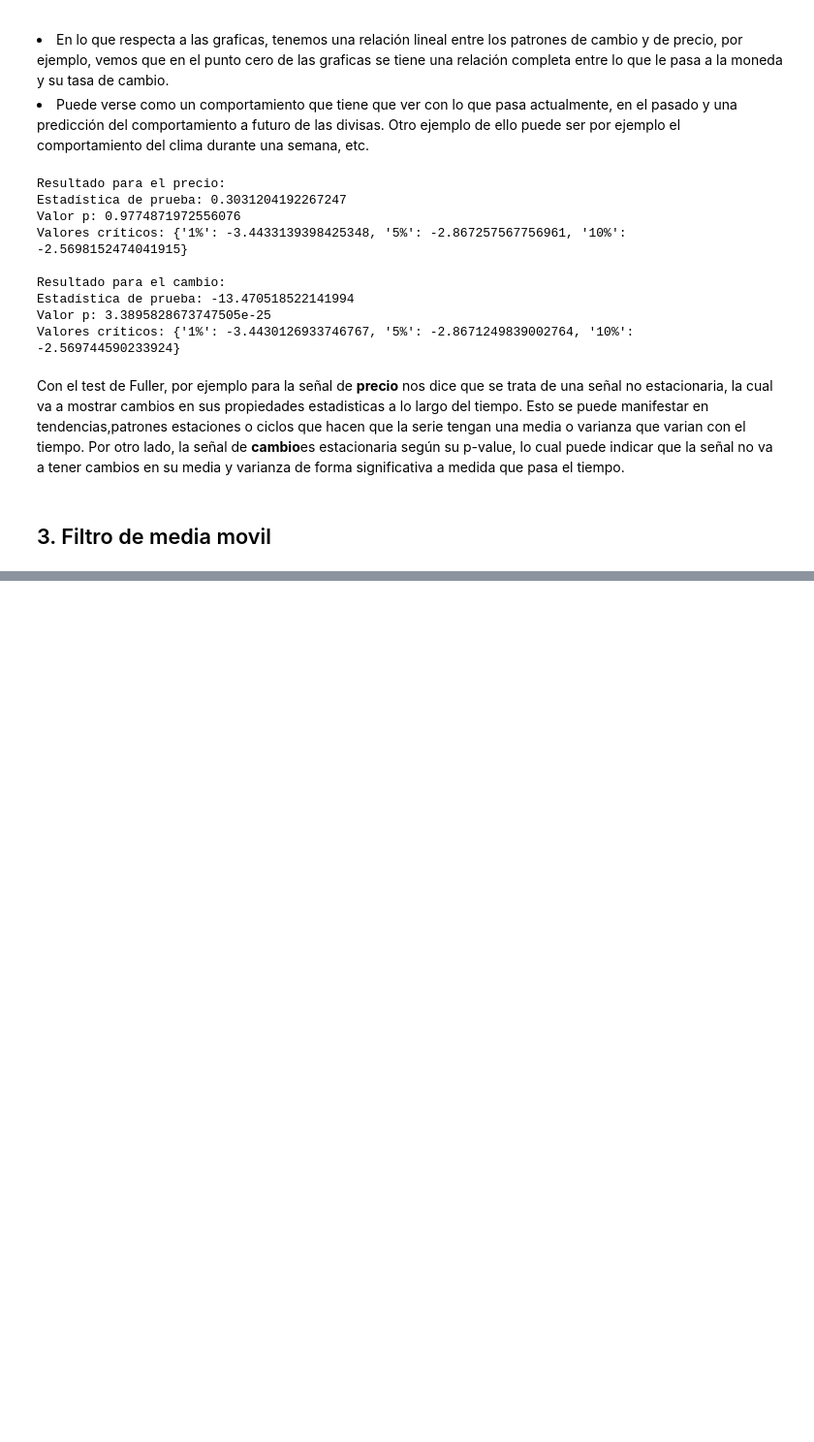
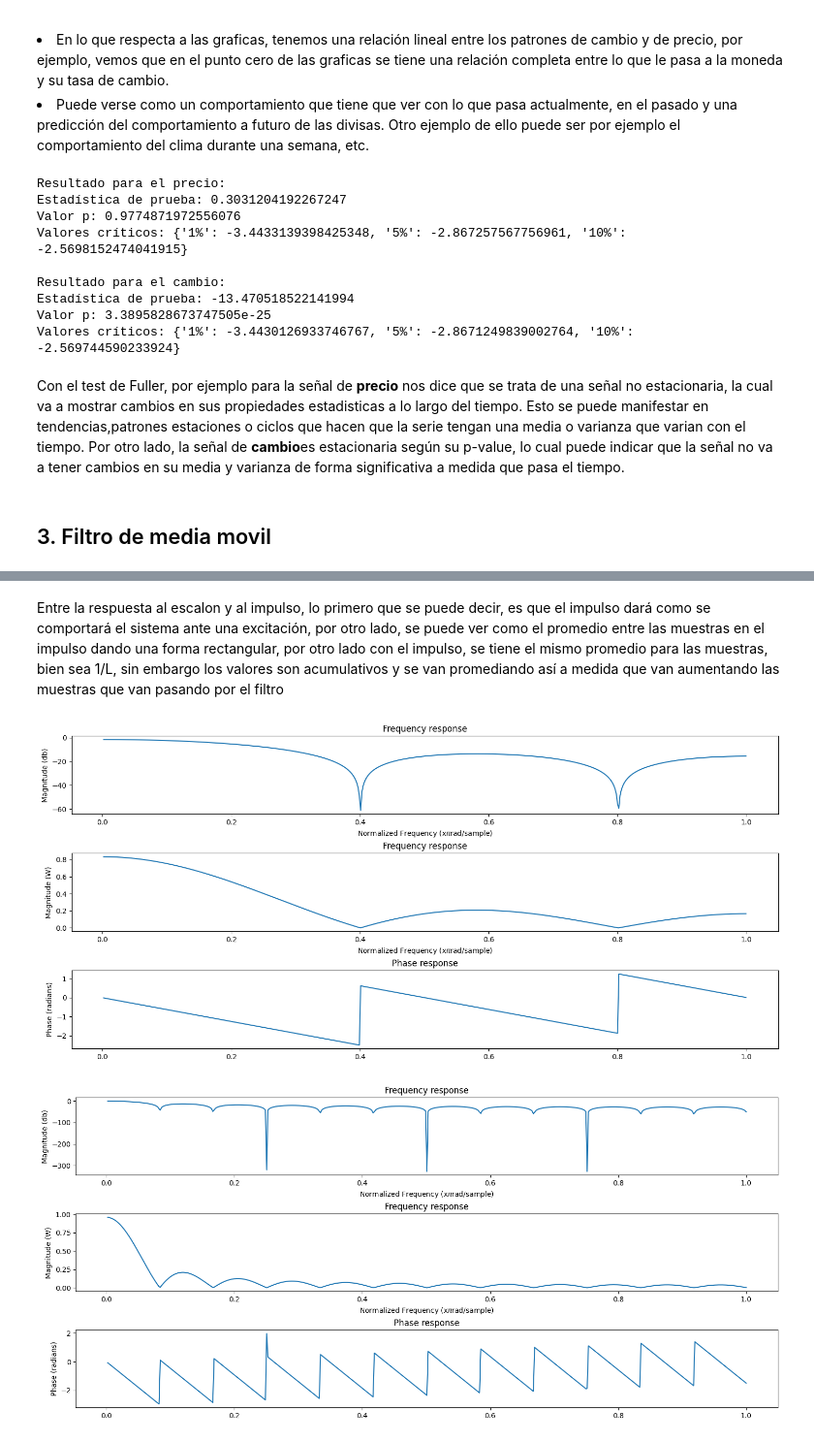
Before and after one commit to Solomonpearce/PDS, a Jupyter notebook: p4/Lab_4_PDS_Gomez_Harold.ipynb, the cells around one changed output, grey strips where cells are left out. Shown at 97% size. Drawn from its saved outputs; the diff is of its cells as text; code cells hidden in the pictures; blank space fills up the shorter version.

```diff
--- a/p4/Lab_4_PDS_Gomez_Harold.ipynb
+++ b/p4/Lab_4_PDS_Gomez_Harold.ipynb
@@ -223,0 +285,15 @@ Por otro lado, la señal de <strong>cambio</strong>es estacionaria según su p-v
+# %% [markdown]
+<p>Entre la respuesta al escalon y al impulso, lo primero que se puede decir, es que el impulso dará como se comportará el sistema ante una excitación, por otro lado, se puede ver como el promedio entre las muestras en el impulso dando una forma rectangular, por otro lado con el impulso, se tiene el mismo promedio para las muestras, bien sea 1/L, sin embargo los valores son acumulativos y se van promediando así a medida que van aumentando las muestras que van pasando por el filtro </p>
+# %%
+puntos = [6,25]
+for L in puntos:
+    num=np.zeros(L)
+    num[0]=1.0/L
+    num[-1]=-1.0/L
+    den=np.zeros(L)
+    den[0]=1
+    den[1]=-1
+    mfreqz(num,den)
+# %% [output]
+[figure, added]
+[figure, added]
```
Also changed, not shown: parts of 16 cells of this notebook.
